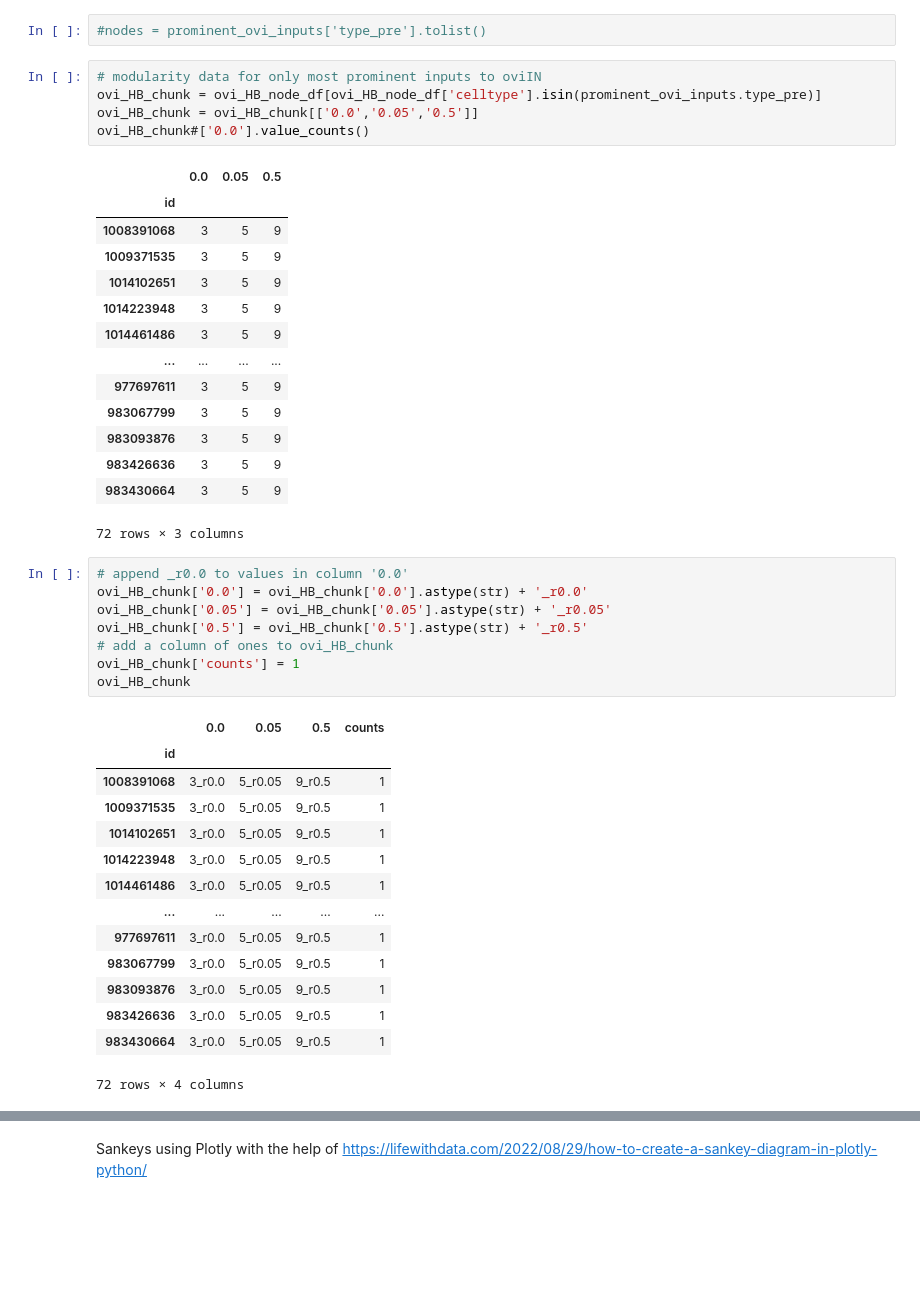
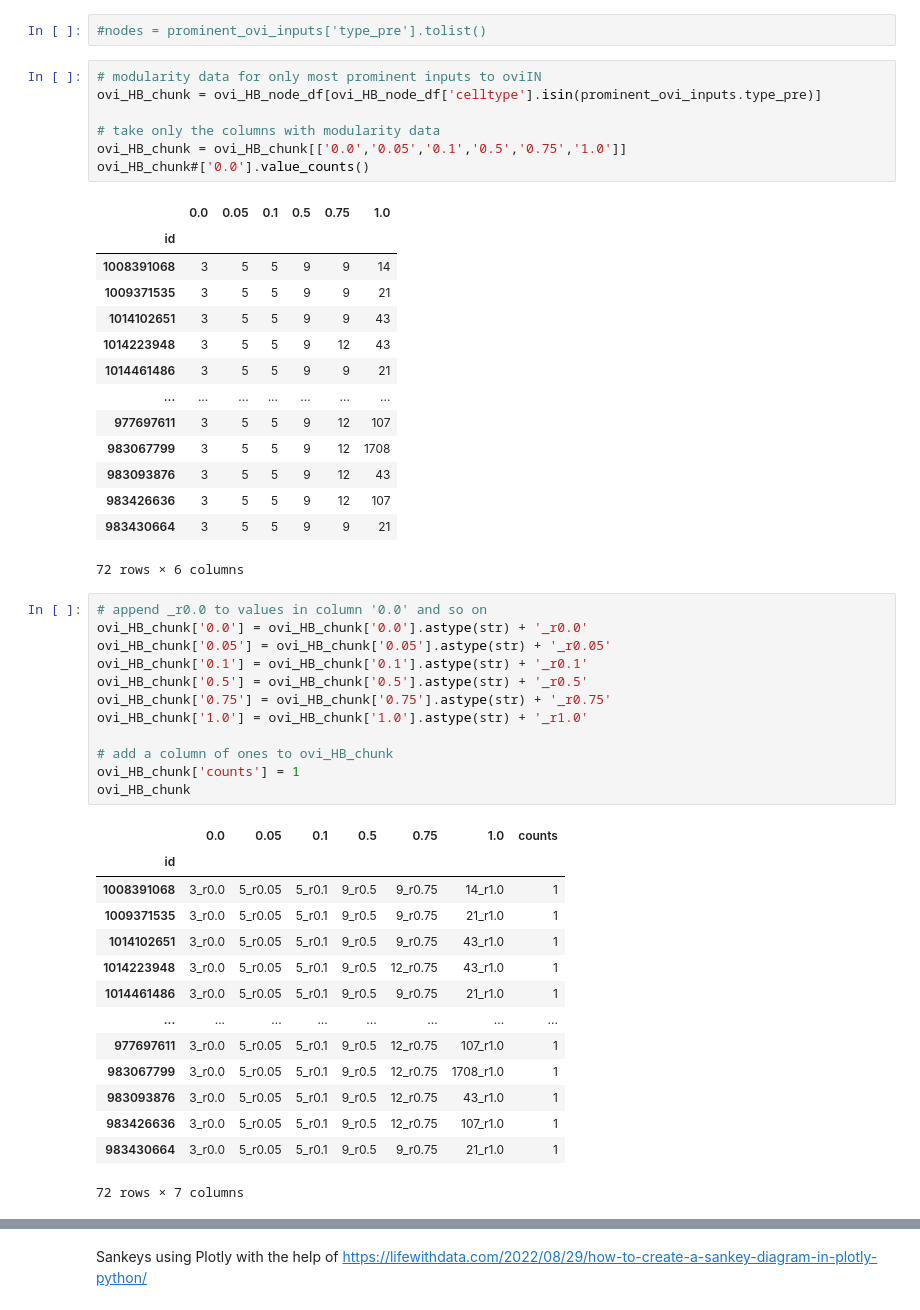
Before and after one commit to Gutierrez-lab/oviIN-analyses-gabrielle, a Jupyter notebook: sankey_modularity.ipynb, the cells around one changed output, grey strips where cells are left out. Cells and saved outputs as stored; diff of their text form; blank space fills up the shorter version.

```diff
--- a/sankey_modularity.ipynb
+++ b/sankey_modularity.ipynb
@@ -112,44 +113,50 @@ prominent_ovi_inputs
 # %%
 # modularity data for only most prominent inputs to oviIN
 ovi_HB_chunk = ovi_HB_node_df[ovi_HB_node_df['celltype'].isin(prominent_ovi_inputs.type_pre)]
-ovi_HB_chunk = ovi_HB_chunk[['0.0','0.05','0.5']]
+
+# take only the columns with modularity data
+ovi_HB_chunk = ovi_HB_chunk[['0.0','0.05','0.1','0.5','0.75','1.0']]
 ovi_HB_chunk#['0.0'].value_counts()
 # %% [output]
-|  | 0.0 | 0.05 | 0.5 |
-| id |  |  |  |
-| 1008391068 | 3 | 5 | 9 |
-| 1009371535 | 3 | 5 | 9 |
-| 1014102651 | 3 | 5 | 9 |
-| 1014223948 | 3 | 5 | 9 |
-| 1014461486 | 3 | 5 | 9 |
-| ... | ... | ... | ... |
-| 977697611 | 3 | 5 | 9 |
-| 983067799 | 3 | 5 | 9 |
-| 983093876 | 3 | 5 | 9 |
-| 983426636 | 3 | 5 | 9 |
-| 983430664 | 3 | 5 | 9 |
+|  | 0.0 | 0.05 | 0.1 | 0.5 | 0.75 | 1.0 |
+| id |  |  |  |  |  |  |
+| 1008391068 | 3 | 5 | 5 | 9 | 9 | 14 |
+| 1009371535 | 3 | 5 | 5 | 9 | 9 | 21 |
+| 1014102651 | 3 | 5 | 5 | 9 | 9 | 43 |
+| 1014223948 | 3 | 5 | 5 | 9 | 12 | 43 |
+| 1014461486 | 3 | 5 | 5 | 9 | 9 | 21 |
+| ... | ... | ... | ... | ... | ... | ... |
+| 977697611 | 3 | 5 | 5 | 9 | 12 | 107 |
+| 983067799 | 3 | 5 | 5 | 9 | 12 | 1708 |
+| 983093876 | 3 | 5 | 5 | 9 | 12 | 43 |
+| 983426636 | 3 | 5 | 5 | 9 | 12 | 107 |
+| 983430664 | 3 | 5 | 5 | 9 | 9 | 21 |
-72 rows × 3 columns
+72 rows × 6 columns
 # %%
-# append _r0.0 to values in column '0.0'
+# append _r0.0 to values in column '0.0' and so on
 ovi_HB_chunk['0.0'] = ovi_HB_chunk['0.0'].astype(str) + '_r0.0'
 ovi_HB_chunk['0.05'] = ovi_HB_chunk['0.05'].astype(str) + '_r0.05'
+ovi_HB_chunk['0.1'] = ovi_HB_chunk['0.1'].astype(str) + '_r0.1'
 ovi_HB_chunk['0.5'] = ovi_HB_chunk['0.5'].astype(str) + '_r0.5'
+ovi_HB_chunk['0.75'] = ovi_HB_chunk['0.75'].astype(str) + '_r0.75'
+ovi_HB_chunk['1.0'] = ovi_HB_chunk['1.0'].astype(str) + '_r1.0'
+
 # add a column of ones to ovi_HB_chunk
 ovi_HB_chunk['counts'] = 1
 ovi_HB_chunk
 # %% [output]
-|  | 0.0 | 0.05 | 0.5 | counts |
-| id |  |  |  |  |
-| 1008391068 | 3_r0.0 | 5_r0.05 | 9_r0.5 | 1 |
-| 1009371535 | 3_r0.0 | 5_r0.05 | 9_r0.5 | 1 |
-| 1014102651 | 3_r0.0 | 5_r0.05 | 9_r0.5 | 1 |
-| 1014223948 | 3_r0.0 | 5_r0.05 | 9_r0.5 | 1 |
-| 1014461486 | 3_r0.0 | 5_r0.05 | 9_r0.5 | 1 |
-| ... | ... | ... | ... | ... |
-| 977697611 | 3_r0.0 | 5_r0.05 | 9_r0.5 | 1 |
-| 983067799 | 3_r0.0 | 5_r0.05 | 9_r0.5 | 1 |
-| 983093876 | 3_r0.0 | 5_r0.05 | 9_r0.5 | 1 |
-| 983426636 | 3_r0.0 | 5_r0.05 | 9_r0.5 | 1 |
-| 983430664 | 3_r0.0 | 5_r0.05 | 9_r0.5 | 1 |
+|  | 0.0 | 0.05 | 0.1 | 0.5 | 0.75 | 1.0 | counts |
+| id |  |  |  |  |  |  |  |
+| 1008391068 | 3_r0.0 | 5_r0.05 | 5_r0.1 | 9_r0.5 | 9_r0.75 | 14_r1.0 | 1 |
+| 1009371535 | 3_r0.0 | 5_r0.05 | 5_r0.1 | 9_r0.5 | 9_r0.75 | 21_r1.0 | 1 |
+| 1014102651 | 3_r0.0 | 5_r0.05 | 5_r0.1 | 9_r0.5 | 9_r0.75 | 43_r1.0 | 1 |
+| 1014223948 | 3_r0.0 | 5_r0.05 | 5_r0.1 | 9_r0.5 | 12_r0.75 | 43_r1.0 | 1 |
+| 1014461486 | 3_r0.0 | 5_r0.05 | 5_r0.1 | 9_r0.5 | 9_r0.75 | 21_r1.0 | 1 |
+| ... | ... | ... | ... | ... | ... | ... | ... |
+| 977697611 | 3_r0.0 | 5_r0.05 | 5_r0.1 | 9_r0.5 | 12_r0.75 | 107_r1.0 | 1 |
+| 983067799 | 3_r0.0 | 5_r0.05 | 5_r0.1 | 9_r0.5 | 12_r0.75 | 1708_r1.0 | 1 |
+| 983093876 | 3_r0.0 | 5_r0.05 | 5_r0.1 | 9_r0.5 | 12_r0.75 | 43_r1.0 | 1 |
+| 983426636 | 3_r0.0 | 5_r0.05 | 5_r0.1 | 9_r0.5 | 12_r0.75 | 107_r1.0 | 1 |
+| 983430664 | 3_r0.0 | 5_r0.05 | 5_r0.1 | 9_r0.5 | 9_r0.75 | 21_r1.0 | 1 |
-72 rows × 4 columns
+72 rows × 7 columns
 # %%
```
Also changed, not shown: parts of 15 cells of this notebook.
